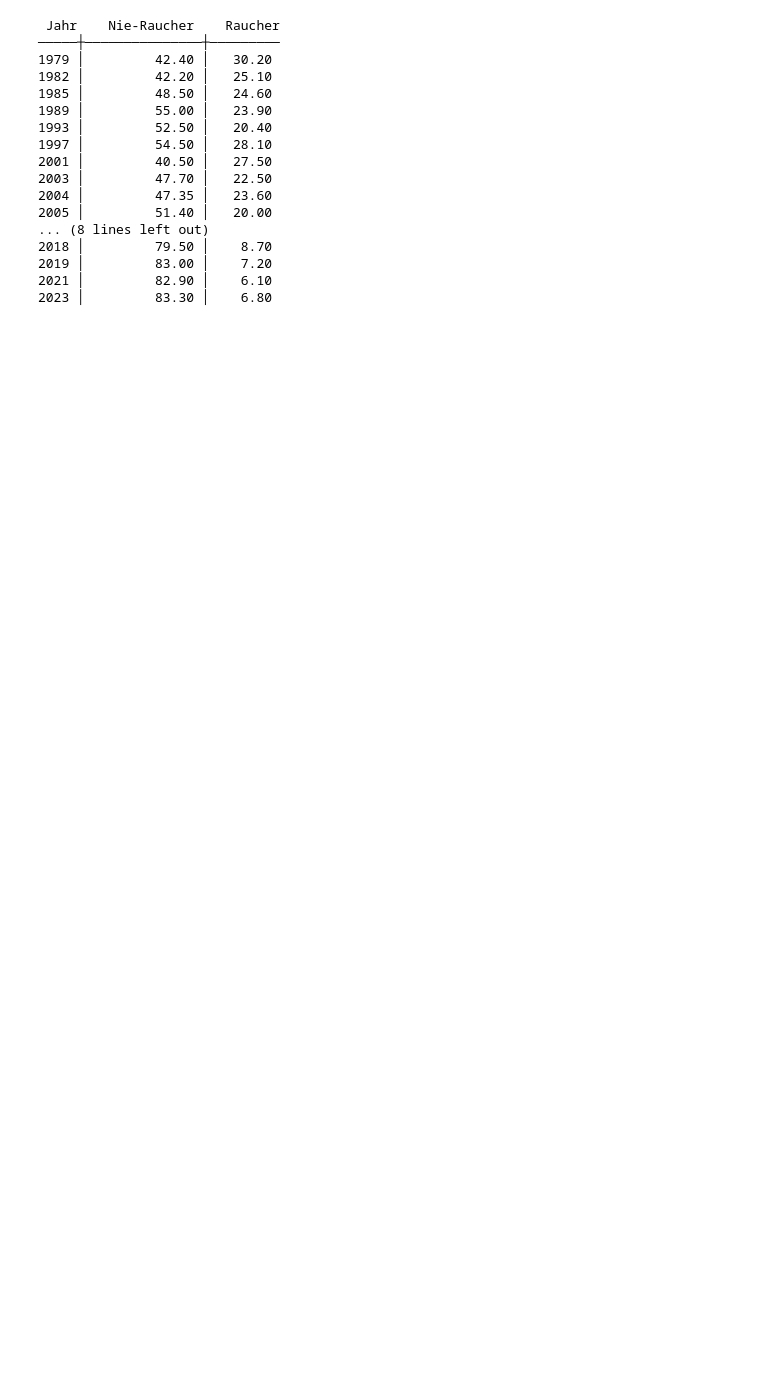
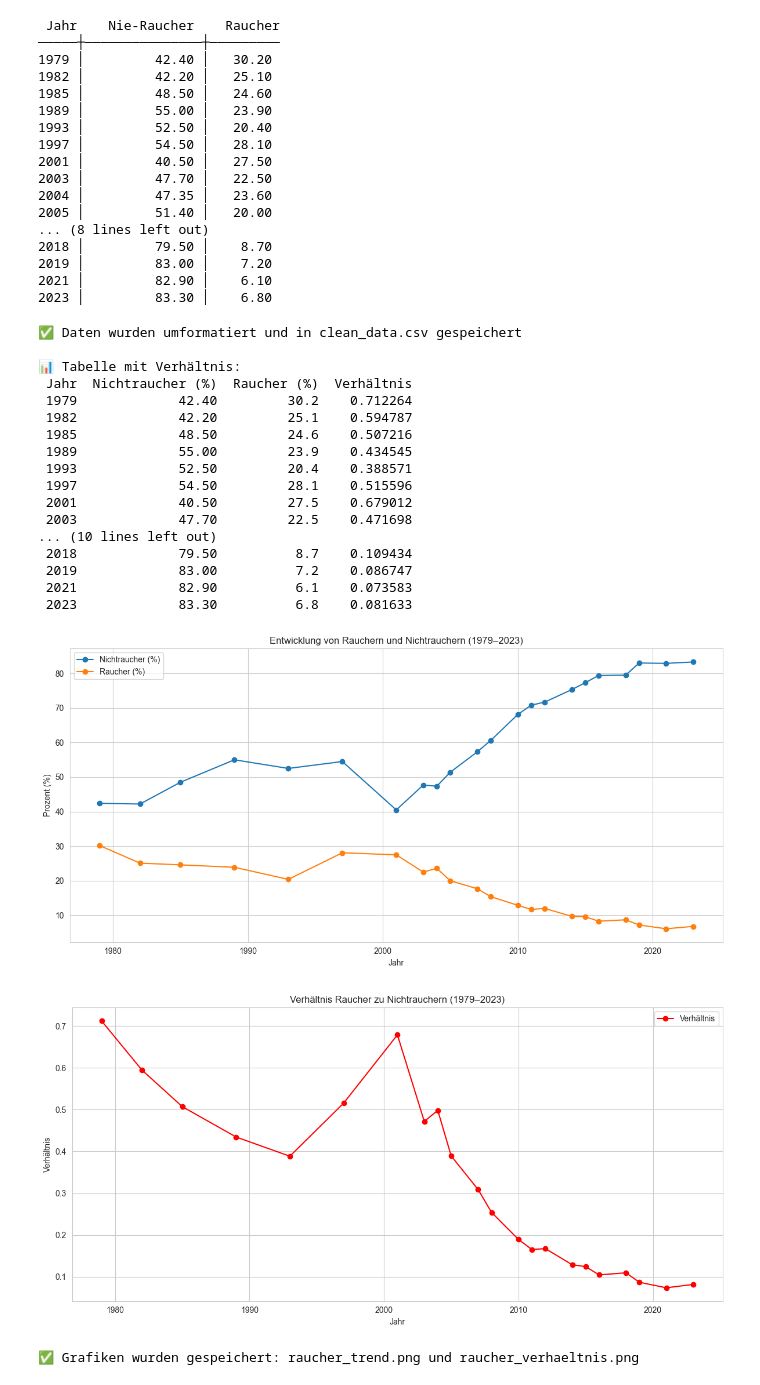
Before and after one commit to evda1011/Informprojekt_SoSe2026, a Jupyter notebook: __Ziggroup__/raucher_visualization.ipynb, the cells around one changed output. Cells and saved outputs as stored; diff of their text form; code cells hidden in the pictures; blank space fills up the shorter version.

Commit message:
Grafiken für Raucher- und Nichtrauchertrends erstellt und gespeichert, alte Visualisierungsdatei gelöscht.

```diff
--- a/__Ziggroup__/raucher_visualization.ipynb
+++ b/__Ziggroup__/raucher_visualization.ipynb
@@ -28,10 +28,3 @@ for zeile in daten_tabelle:
 2019 │         83.00 │    7.20
 2021 │         82.90 │    6.10
 2023 │         83.30 │    6.80
-# %%
-# Erstellen eines DataFrames aus der Tabelle
-df = pd.DataFrame(daten_tabelle, columns=['Jahr', 'Nie-Raucher (%)', 'Raucher (%)'])
-
-# Speichern des DataFrames als CSV-Datei
-df.to_csv('clean_data.csv', index=False)
-print("Daten wurden in 'clean_data.csv' gespeichert.")
@@ -37,0 +79,23 @@ print("Daten wurden in 'clean_data.csv' gespeichert.")
+# %%
+analysiere_und_visualisiere_raucher()   # ← einfach diese Zeile ausführen
+# %% [output]
+✅ Daten wurden umformatiert und in clean_data.csv gespeichert
+
+📊 Tabelle mit Verhältnis:
+ Jahr  Nichtraucher (%)  Raucher (%)  Verhältnis
+ 1979             42.40         30.2    0.712264
+ 1982             42.20         25.1    0.594787
+ 1985             48.50         24.6    0.507216
+ 1989             55.00         23.9    0.434545
+ 1993             52.50         20.4    0.388571
+ 1997             54.50         28.1    0.515596
+ 2001             40.50         27.5    0.679012
+ 2003             47.70         22.5    0.471698
+... (10 lines left out)
+ 2018             79.50          8.7    0.109434
+ 2019             83.00          7.2    0.086747
+ 2021             82.90          6.1    0.073583
+ 2023             83.30          6.8    0.081633
+[figure, added]
+[figure, added]
+✅ Grafiken wurden gespeichert: raucher_trend.png und raucher_verhaeltnis.png
```
Also changed, not shown: parts of 1 cell of this notebook, 6 other files.
